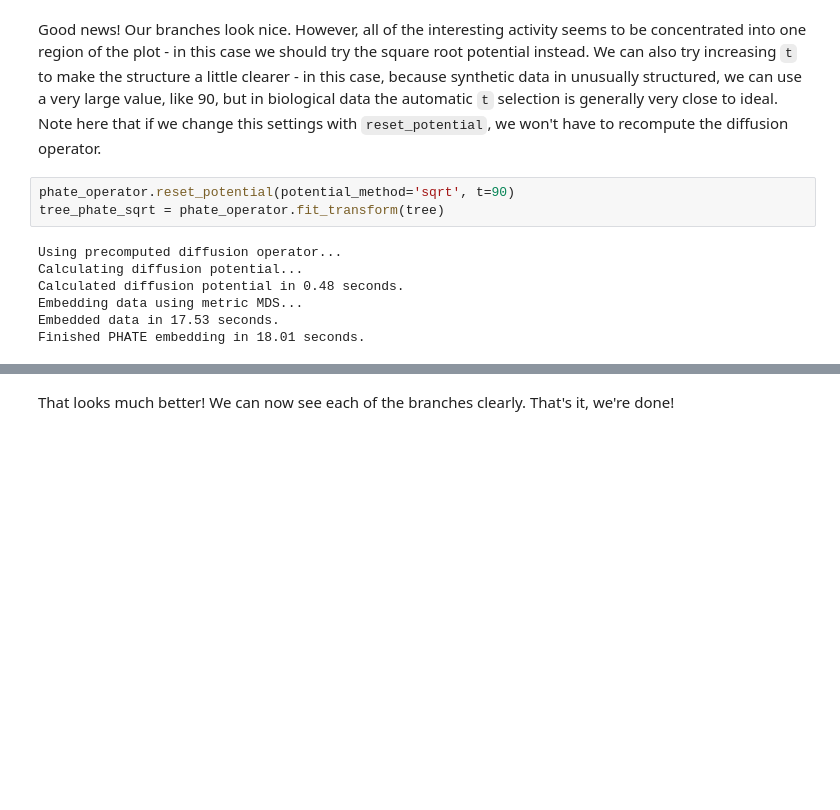
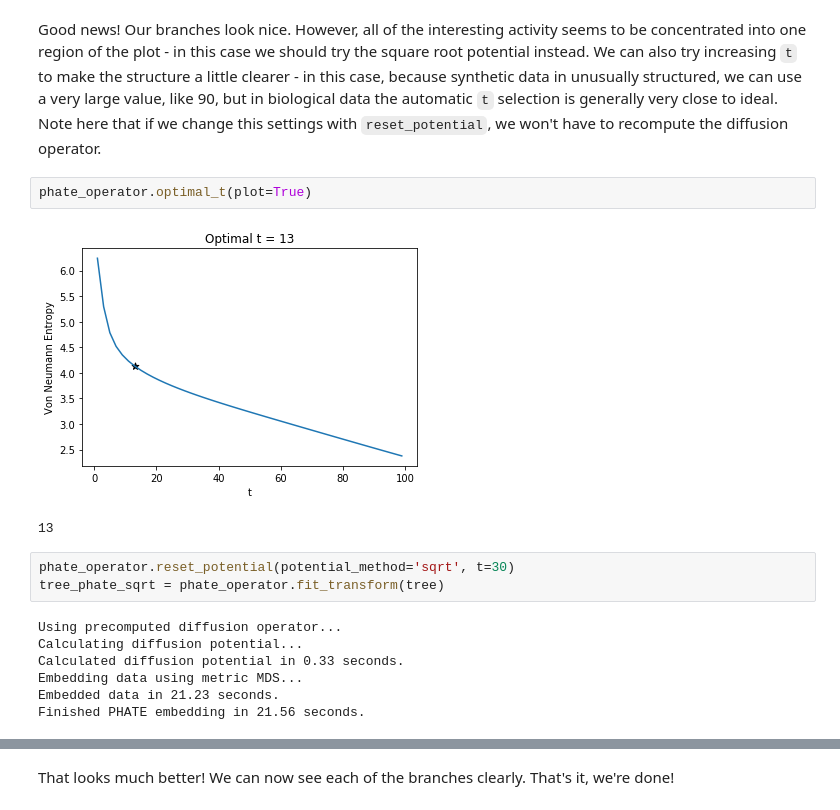
Before and after one commit to KrishnaswamyLab/PHATE, a Jupyter notebook: Python/tutorial/PHATE_tree.ipynb, the cells around one changed output, grey strips where cells are left out. Drawn from its saved outputs; the diff is of its cells as text; blank space fills up the shorter version.

```diff
--- a/Python/tutorial/PHATE_tree.ipynb
+++ b/Python/tutorial/PHATE_tree.ipynb
@@ -71,15 +71,20 @@ plt.show()
 # %% [markdown]
 Good news! Our branches look nice. However, all of the interesting activity seems to be concentrated into one region of the plot - in this case we should try the square root potential instead. We can also try increasing `t` to make the structure a little clearer - in this case, because synthetic data in unusually structured, we can use a very large value, like 90, but in biological data the automatic `t` selection is generally very close to ideal. Note here that if we change this settings with `reset_potential`, we won't have to recompute the diffusion operator.
+# %%
+phate_operator.optimal_t(plot=True)
+# %% [output]
+[figure, added]
+13
 # %%
-phate_operator.reset_potential(potential_method='sqrt', t=90)
+phate_operator.reset_potential(potential_method='sqrt', t=30)
 tree_phate_sqrt = phate_operator.fit_transform(tree)
 # %% [output]
 Using precomputed diffusion operator...
 Calculating diffusion potential...
-Calculated diffusion potential in 0.48 seconds.
+Calculated diffusion potential in 0.33 seconds.
 Embedding data using metric MDS...
-Embedded data in 17.53 seconds.
-Finished PHATE embedding in 18.01 seconds.
+Embedded data in 21.23 seconds.
+Finished PHATE embedding in 21.56 seconds.
 # %%
 fig, ax = plt.subplots(figsize=(6,6))
 ax.scatter(tree_phate_sqrt[:,0], tree_phate_sqrt[:,1], c=branches, cmap='Dark2')
```
Also changed, not shown: parts of 4 cells of this notebook, 1 other file.
